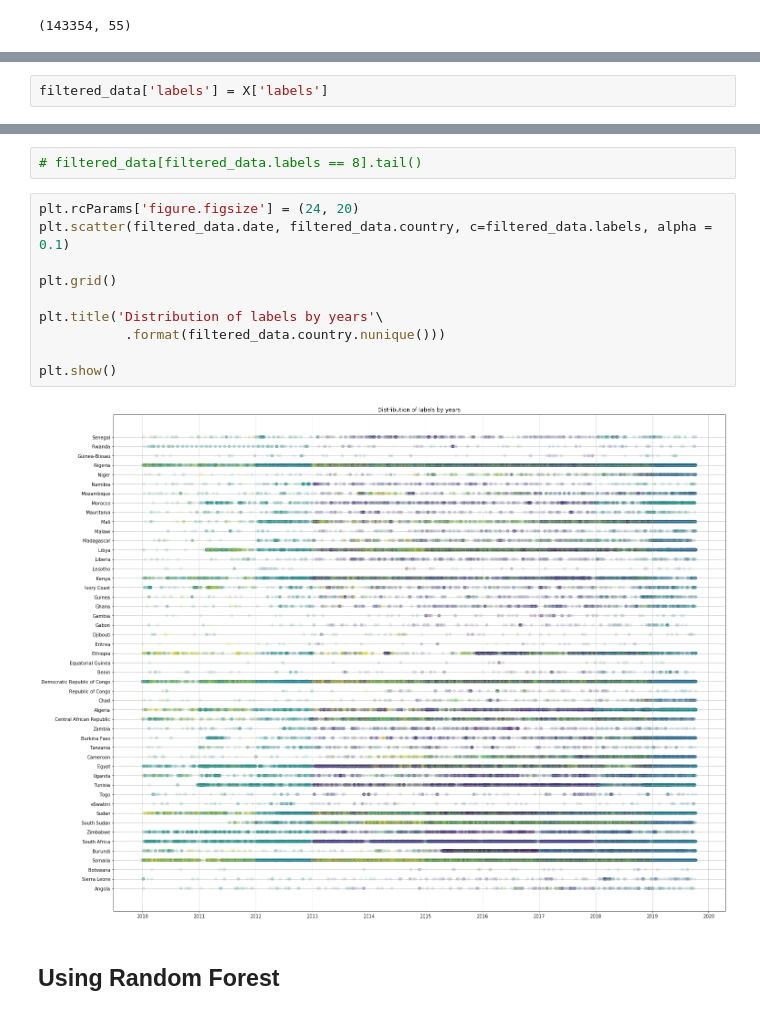
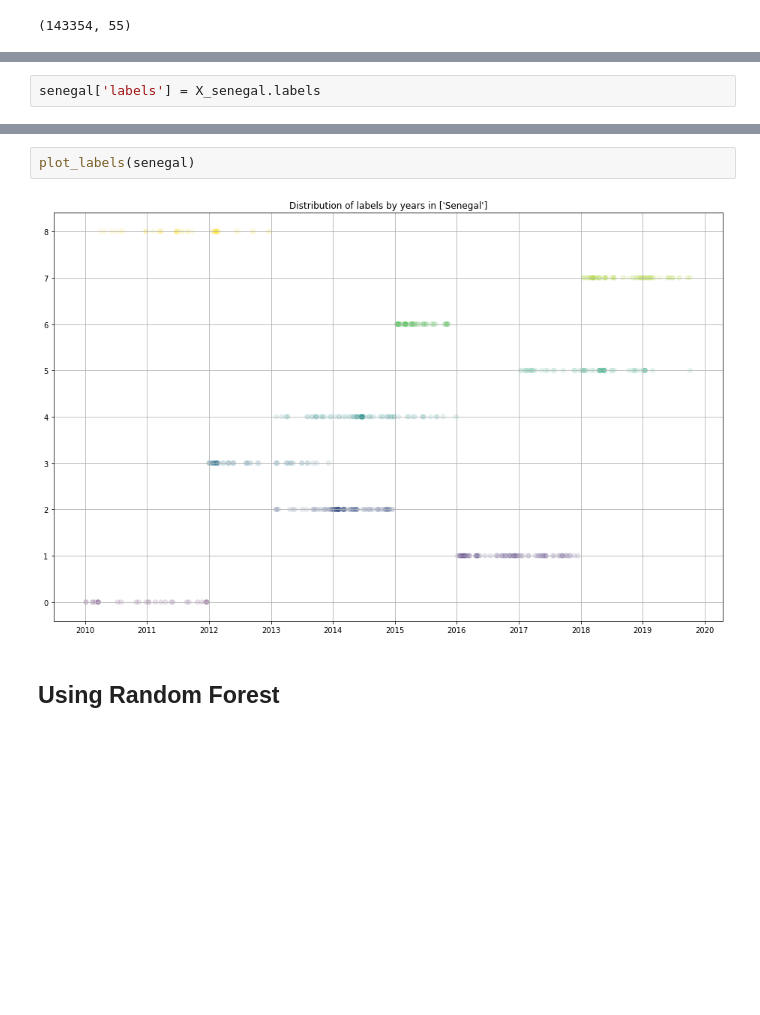
Before and after one commit to cmdelaserna/press-freedom, a Jupyter notebook: notebooks/ACLED data - Africa dataset.ipynb, the cells around one changed output, grey strips where cells are left out. Cells and saved outputs as stored; diff of their text form; blank space fills up the shorter version.

```diff
--- a/notebooks/ACLED data - Africa dataset.ipynb
+++ b/notebooks/ACLED data - Africa dataset.ipynb
@@ -271,2 +275,2 @@ See the caveats in the documentation: http://pandas.pydata.org/pandas-docs/stabl
 # %%
-filtered_data['labels'] = X['labels']
+senegal['labels'] = X_senegal.labels
@@ -284,17 +283,7 @@ Name: labels, dtype: int64
-# %%
-# filtered_data[filtered_data.labels == 8].tail()
-# %%
-plt.rcParams['figure.figsize'] = (24, 20)
-plt.scatter(filtered_data.date, filtered_data.country, c=filtered_data.labels, alpha = 0.1)
-
-plt.grid()
-
-plt.title('Distribution of labels by years'\
-           .format(filtered_data.country.nunique()))
-
-plt.show()
-# %% [output]
-[figure, removed]
+# %%
+plot_labels(senegal)
+# %% [output]
+[figure, added]
 # %% [markdown]
 ## Using Random Forest
 # %%
```
Also changed, not shown: parts of 24 cells of this notebook.
